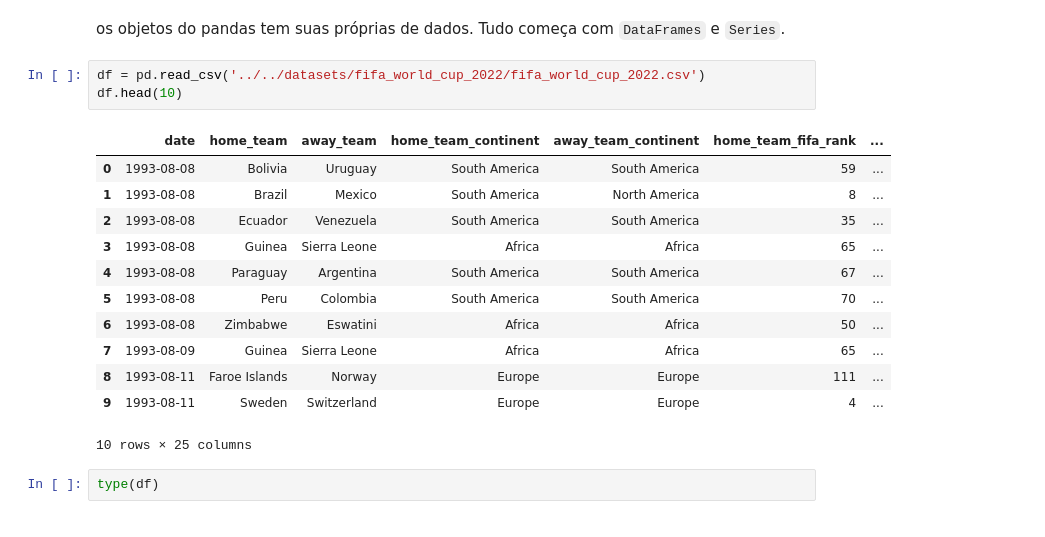
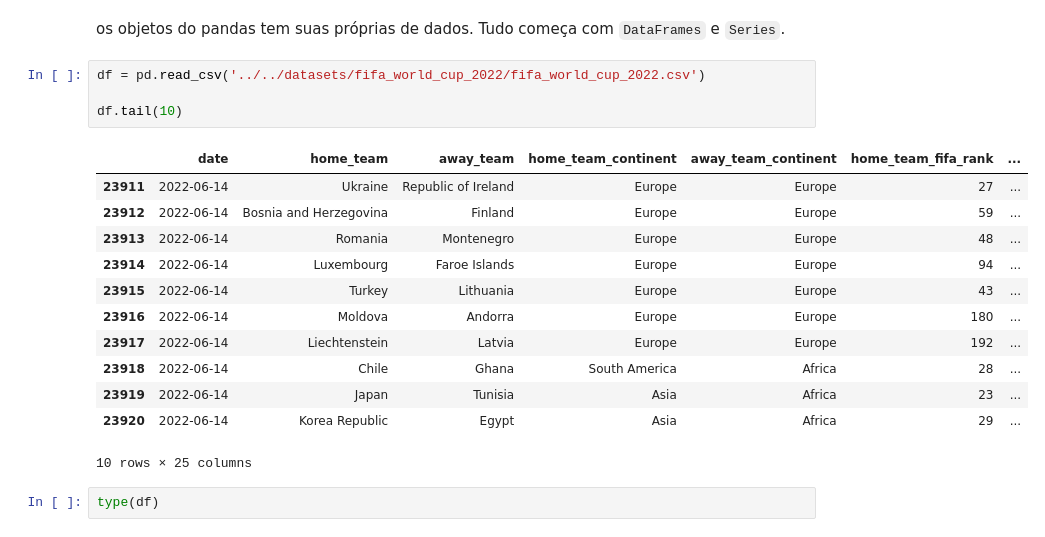
Before and after one commit to lgabs/copa22-forecast, a Jupyter notebook: code/lessons/Aula 1 - Análise de Dados.ipynb, the cells around one changed output. Cells and saved outputs as stored; diff of their text form.

```diff
--- a/code/lessons/Aula 1 - Análise de Dados.ipynb
+++ b/code/lessons/Aula 1 - Análise de Dados.ipynb
@@ -103,19 +116,20 @@ read_csv(filepath_or_buffer: 'FilePath | ReadCsvBuffer[bytes] | ReadCsvBuffer[st
 os objetos do pandas tem suas próprias de dados. Tudo começa com `DataFrames` e `Series`.
 # %%
 df = pd.read_csv('../../datasets/fifa_world_cup_2022/fifa_world_cup_2022.csv')
-df.head(10)
+
+df.tail(10)
 # %% [output]
 |  | date | home_team | away_team | home_team_continent | away_team_continent | home_team_fifa_rank | ... |
-| 0 | 1993-08-08 | Bolivia | Uruguay | South America | South America | 59 | ... |
-| 1 | 1993-08-08 | Brazil | Mexico | South America | North America | 8 | ... |
-| 2 | 1993-08-08 | Ecuador | Venezuela | South America | South America | 35 | ... |
-| 3 | 1993-08-08 | Guinea | Sierra Leone | Africa | Africa | 65 | ... |
-| 4 | 1993-08-08 | Paraguay | Argentina | South America | South America | 67 | ... |
-| 5 | 1993-08-08 | Peru | Colombia | South America | South America | 70 | ... |
-| 6 | 1993-08-08 | Zimbabwe | Eswatini | Africa | Africa | 50 | ... |
-| 7 | 1993-08-09 | Guinea | Sierra Leone | Africa | Africa | 65 | ... |
-| 8 | 1993-08-11 | Faroe Islands | Norway | Europe | Europe | 111 | ... |
-| 9 | 1993-08-11 | Sweden | Switzerland | Europe | Europe | 4 | ... |
+| 23911 | 2022-06-14 | Ukraine | Republic of Ireland | Europe | Europe | 27 | ... |
+| 23912 | 2022-06-14 | Bosnia and Herzegovina | Finland | Europe | Europe | 59 | ... |
+| 23913 | 2022-06-14 | Romania | Montenegro | Europe | Europe | 48 | ... |
+| 23914 | 2022-06-14 | Luxembourg | Faroe Islands | Europe | Europe | 94 | ... |
+| 23915 | 2022-06-14 | Turkey | Lithuania | Europe | Europe | 43 | ... |
+| 23916 | 2022-06-14 | Moldova | Andorra | Europe | Europe | 180 | ... |
+| 23917 | 2022-06-14 | Liechtenstein | Latvia | Europe | Europe | 192 | ... |
+| 23918 | 2022-06-14 | Chile | Ghana | South America | Africa | 28 | ... |
+| 23919 | 2022-06-14 | Japan | Tunisia | Asia | Africa | 23 | ... |
+| 23920 | 2022-06-14 | Korea Republic | Egypt | Asia | Africa | 29 | ... |
 10 rows × 25 columns
 # %%
 type(df)
```
Also changed, not shown: parts of 5 cells of this notebook.
